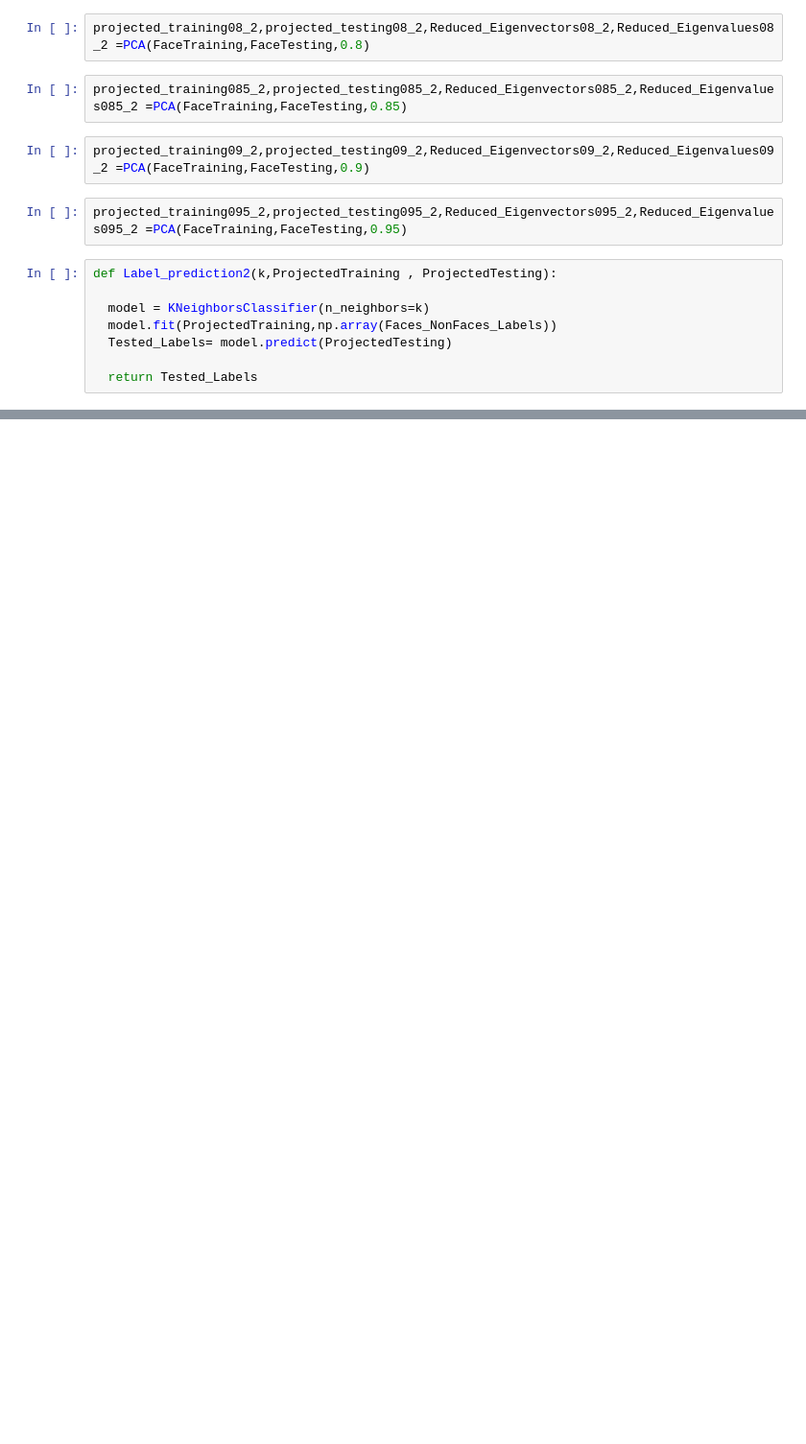
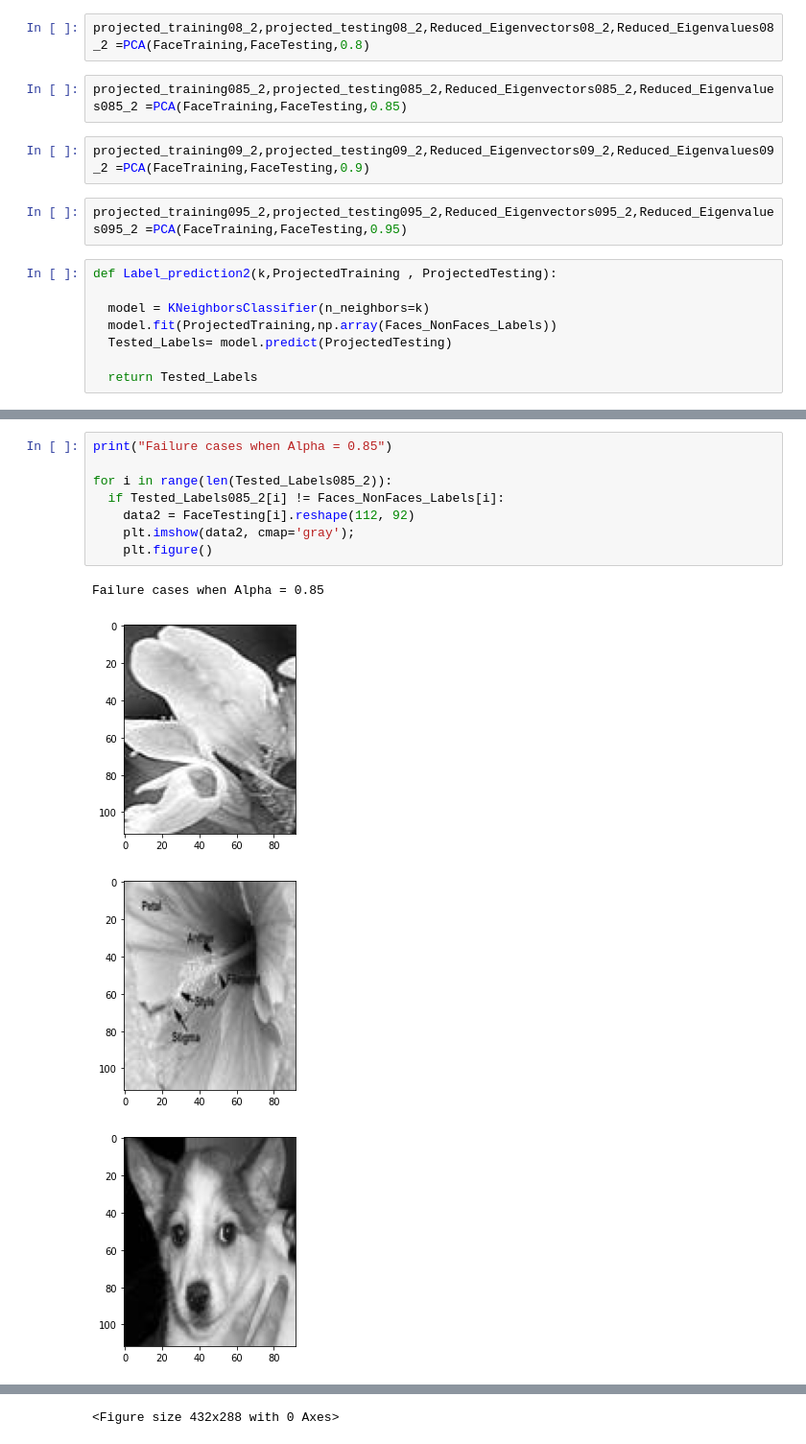
Before and after one commit to hana-magdy/Face-Recognition, a Jupyter notebook: FaceRecognition.ipynb, the cells around one changed output, grey strips where cells are left out. Shown at 96% size. Drawn from its saved outputs; the diff is of its cells as text; blank space fills up the shorter version.

```diff
--- a/FaceRecognition.ipynb
+++ b/FaceRecognition.ipynb
@@ -769,0 +683,13 @@ for i in range(len(Faces_NonFaces_Labels)):
+# %%
+print("Failure cases when Alpha = 0.85")
+
+for i in range(len(Tested_Labels085_2)):
+  if Tested_Labels085_2[i] != Faces_NonFaces_Labels[i]:
+    data2 = FaceTesting[i].reshape(112, 92)
+    plt.imshow(data2, cmap='gray');
+    plt.figure()
+# %% [output]
+Failure cases when Alpha = 0.85
+[figure, added]
+[figure, added]
+[figure, added]
@@ -769,0 +703 @@ for i in range(len(Faces_NonFaces_Labels)):
+<Figure size 432x288 with 0 Axes>
```
Also changed, not shown: parts of 80 cells of this notebook.
